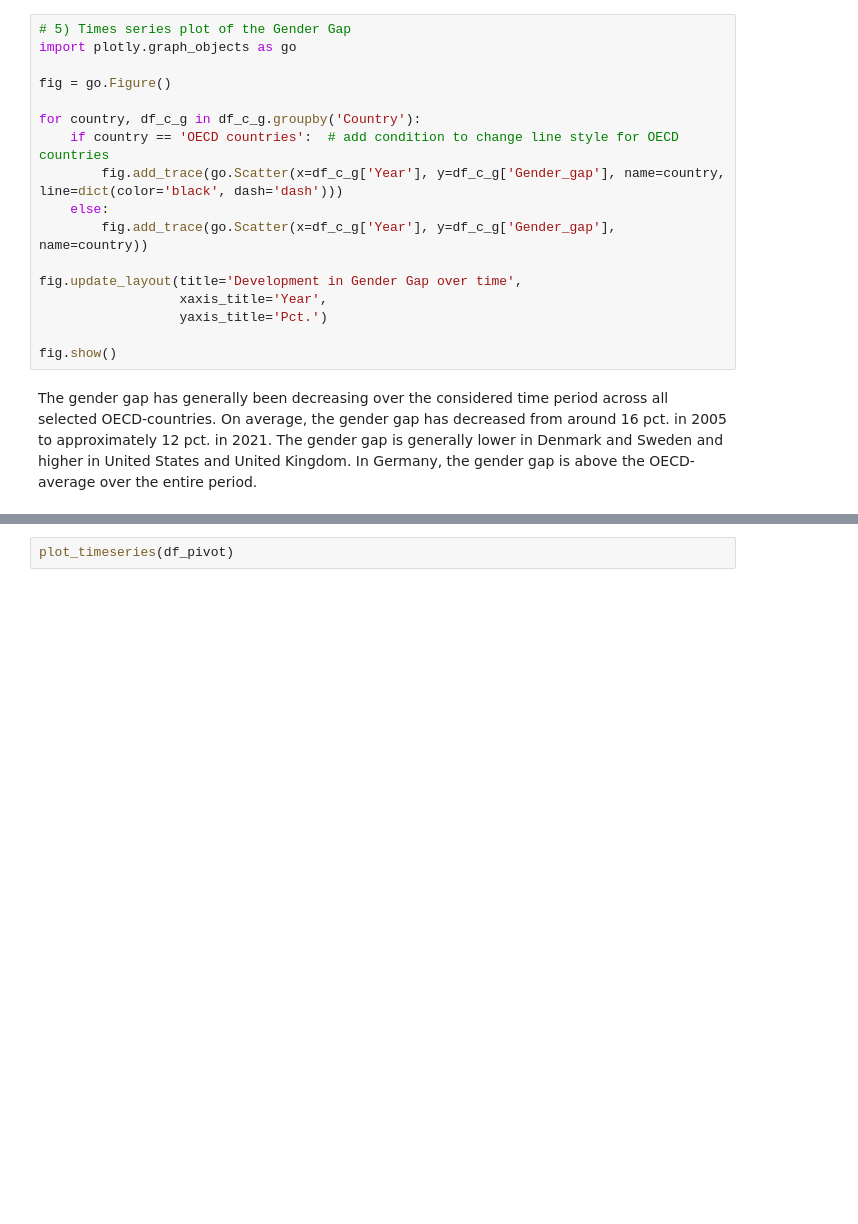
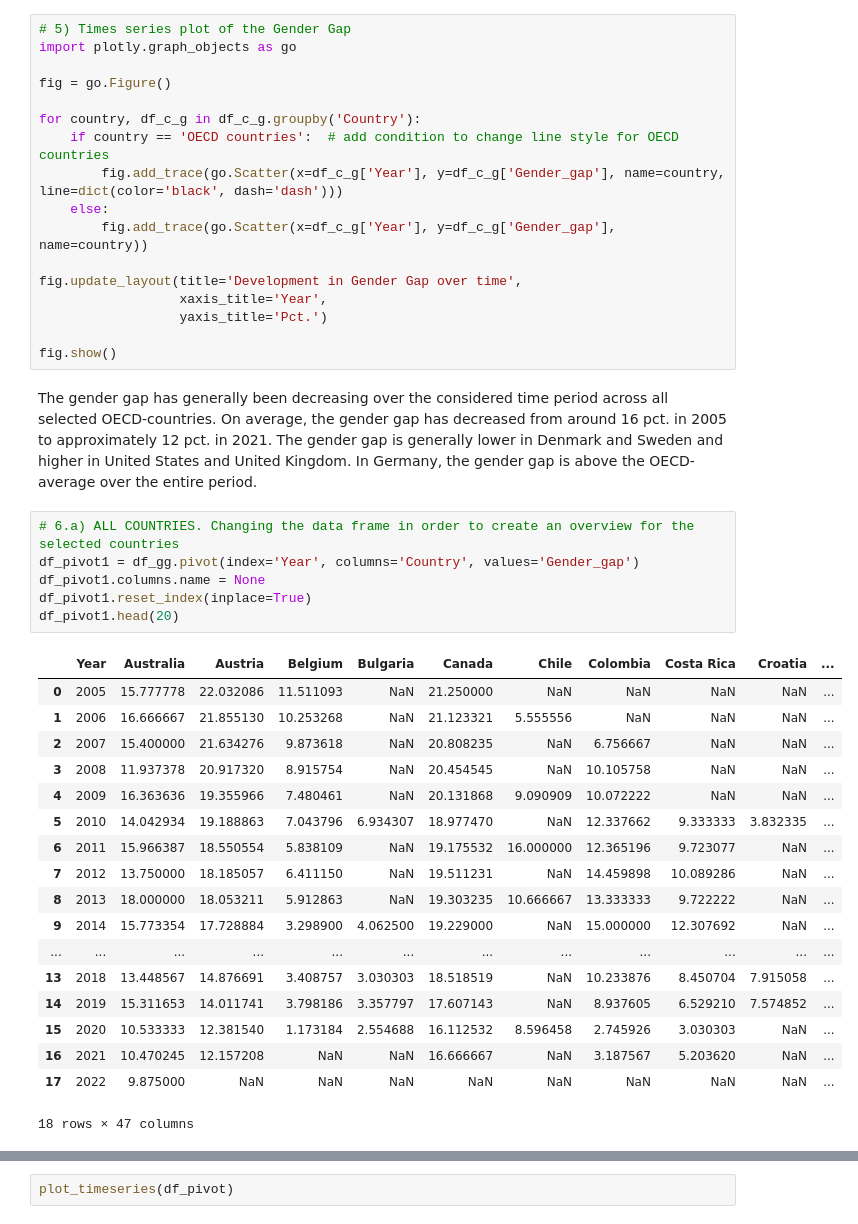
Before and after one commit to NumEconCopenhagen/projects-2023-aca, a Jupyter notebook: dataproject/dataproject.ipynb, the cells around one changed output, grey strips where cells are left out. Cells and saved outputs as stored; diff of their text form; blank space fills up the shorter version.

```diff
--- a/dataproject/dataproject.ipynb
+++ b/dataproject/dataproject.ipynb
@@ -137,4 +137,29 @@ fig.update_layout(title='Development in Gender Gap over time',
 fig.show()
 # %% [markdown]
 The gender gap has generally been decreasing over the considered time period across all selected OECD-countries. On average, the gender gap has decreased from around 16 pct. in 2005 to approximately 12 pct. in 2021. The gender gap is generally lower in Denmark and Sweden and higher in United States and United Kingdom. In Germany, the gender gap is above the OECD-average over the entire period.
+# %%
+# 6.a) ALL COUNTRIES. Changing the data frame in order to create an overview for the selected countries
+df_pivot1 = df_gg.pivot(index='Year', columns='Country', values='Gender_gap')
+df_pivot1.columns.name = None
+df_pivot1.reset_index(inplace=True)
+df_pivot1.head(20)
+# %% [output]
+|  | Year | Australia | Austria | Belgium | Bulgaria | Canada | Chile | Colombia | Costa Rica | Croatia | ... |
+| 0 | 2005 | 15.777778 | 22.032086 | 11.511093 | NaN | 21.250000 | NaN | NaN | NaN | NaN | ... |
+| 1 | 2006 | 16.666667 | 21.855130 | 10.253268 | NaN | 21.123321 | 5.555556 | NaN | NaN | NaN | ... |
+| 2 | 2007 | 15.400000 | 21.634276 | 9.873618 | NaN | 20.808235 | NaN | 6.756667 | NaN | NaN | ... |
+| 3 | 2008 | 11.937378 | 20.917320 | 8.915754 | NaN | 20.454545 | NaN | 10.105758 | NaN | NaN | ... |
+| 4 | 2009 | 16.363636 | 19.355966 | 7.480461 | NaN | 20.131868 | 9.090909 | 10.072222 | NaN | NaN | ... |
+| 5 | 2010 | 14.042934 | 19.188863 | 7.043796 | 6.934307 | 18.977470 | NaN | 12.337662 | 9.333333 | 3.832335 | ... |
+| 6 | 2011 | 15.966387 | 18.550554 | 5.838109 | NaN | 19.175532 | 16.000000 | 12.365196 | 9.723077 | NaN | ... |
+| 7 | 2012 | 13.750000 | 18.185057 | 6.411150 | NaN | 19.511231 | NaN | 14.459898 | 10.089286 | NaN | ... |
+| 8 | 2013 | 18.000000 | 18.053211 | 5.912863 | NaN | 19.303235 | 10.666667 | 13.333333 | 9.722222 | NaN | ... |
+| 9 | 2014 | 15.773354 | 17.728884 | 3.298900 | 4.062500 | 19.229000 | NaN | 15.000000 | 12.307692 | NaN | ... |
+| ... | ... | ... | ... | ... | ... | ... | ... | ... | ... | ... | ... |
+| 13 | 2018 | 13.448567 | 14.876691 | 3.408757 | 3.030303 | 18.518519 | NaN | 10.233876 | 8.450704 | 7.915058 | ... |
+| 14 | 2019 | 15.311653 | 14.011741 | 3.798186 | 3.357797 | 17.607143 | NaN | 8.937605 | 6.529210 | 7.574852 | ... |
+| 15 | 2020 | 10.533333 | 12.381540 | 1.173184 | 2.554688 | 16.112532 | 8.596458 | 2.745926 | 3.030303 | NaN | ... |
+| 16 | 2021 | 10.470245 | 12.157208 | NaN | NaN | 16.666667 | NaN | 3.187567 | 5.203620 | NaN | ... |
+| 17 | 2022 | 9.875000 | NaN | NaN | NaN | NaN | NaN | NaN | NaN | NaN | ... |
+18 rows × 47 columns
 # %%
```
Also changed, not shown: parts of 4 cells of this notebook.
